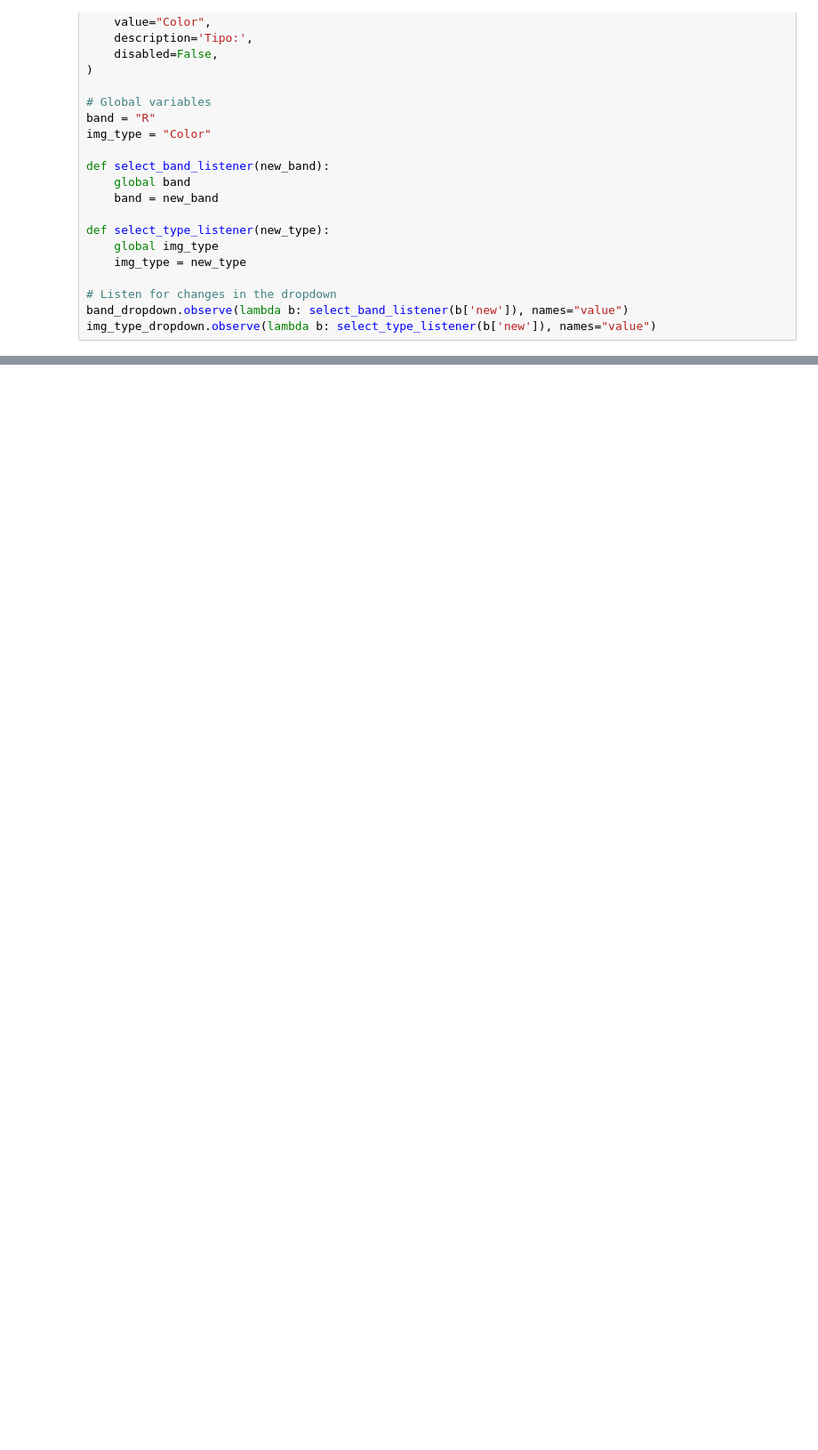
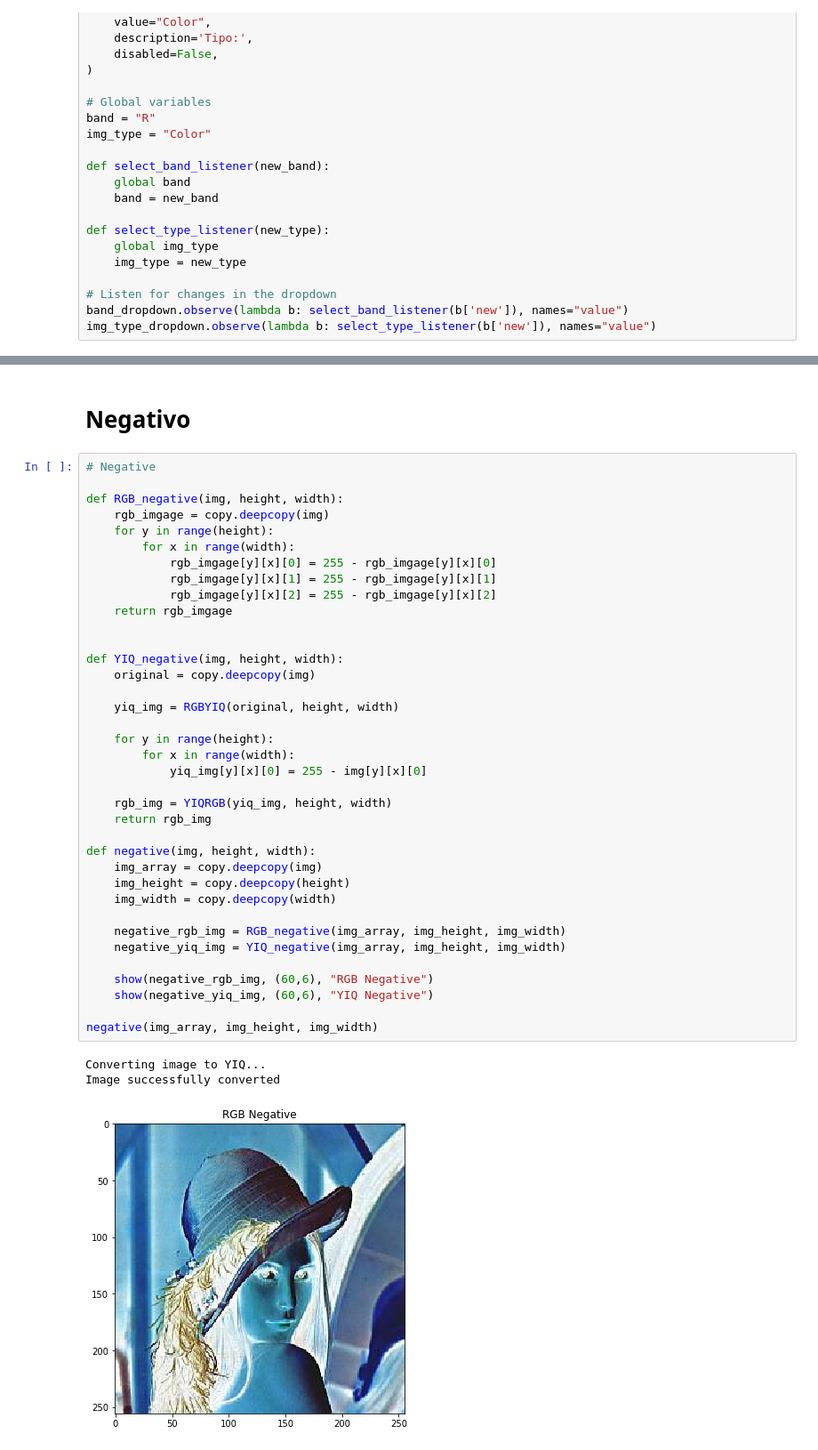
Before and after one commit to bmviniciuss/pdi-2019-1, a Jupyter notebook: project1/project1.ipynb, the cells around one changed output, grey strips where cells are left out. Shown at 89% size. Drawn from its saved outputs; the diff is of its cells as text; blank space fills up the shorter version.

Commit message:
feat(project1): Negativo em RGB e YIQ

```diff
--- a/project1/project1.ipynb
+++ b/project1/project1.ipynb
@@ -263,0 +270,43 @@ select_band(band, img_type)
+# %% [markdown]
+# Negativo
+# %%
+# Negative
+
+def RGB_negative(img, height, width):
+    rgb_imgage = copy.deepcopy(img)
+    for y in range(height):
+        for x in range(width):
+            rgb_imgage[y][x][0] = 255 - rgb_imgage[y][x][0]
+            rgb_imgage[y][x][1] = 255 - rgb_imgage[y][x][1]
+            rgb_imgage[y][x][2] = 255 - rgb_imgage[y][x][2]
+    return rgb_imgage
+
+
+def YIQ_negative(img, height, width):
+    original = copy.deepcopy(img)
+
+    yiq_img = RGBYIQ(original, height, width)
+
+    for y in range(height):
+        for x in range(width):
+            yiq_img[y][x][0] = 255 - img[y][x][0]
+
+    rgb_img = YIQRGB(yiq_img, height, width)
+    return rgb_img
+
+def negative(img, height, width):
+    img_array = copy.deepcopy(img)
+    img_height = copy.deepcopy(height)
+    img_width = copy.deepcopy(width)
+
+    negative_rgb_img = RGB_negative(img_array, img_height, img_width)
+    negative_yiq_img = YIQ_negative(img_array, img_height, img_width)
+
+    show(negative_rgb_img, (60,6), "RGB Negative")
+    show(negative_yiq_img, (60,6), "YIQ Negative")
+
+negative(img_array, img_height, img_width)
+# %% [output]
+Converting image to YIQ...
+Image successfully converted
+[figure, added]
```
Also changed, not shown: parts of 5 cells of this notebook, 1 other file.
